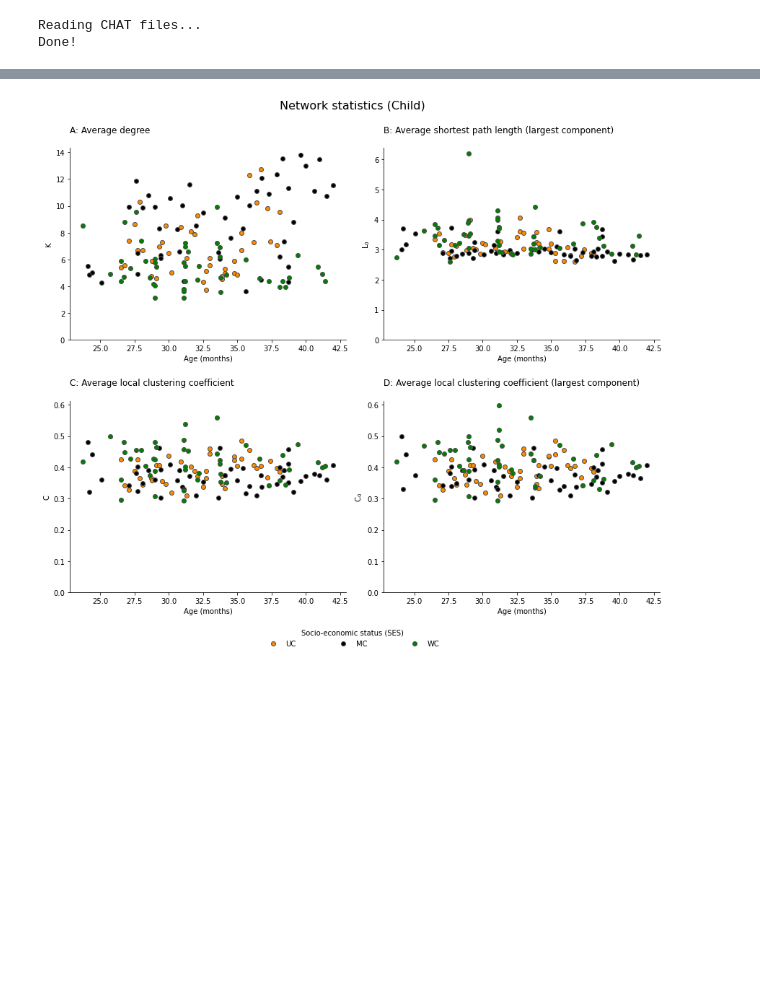
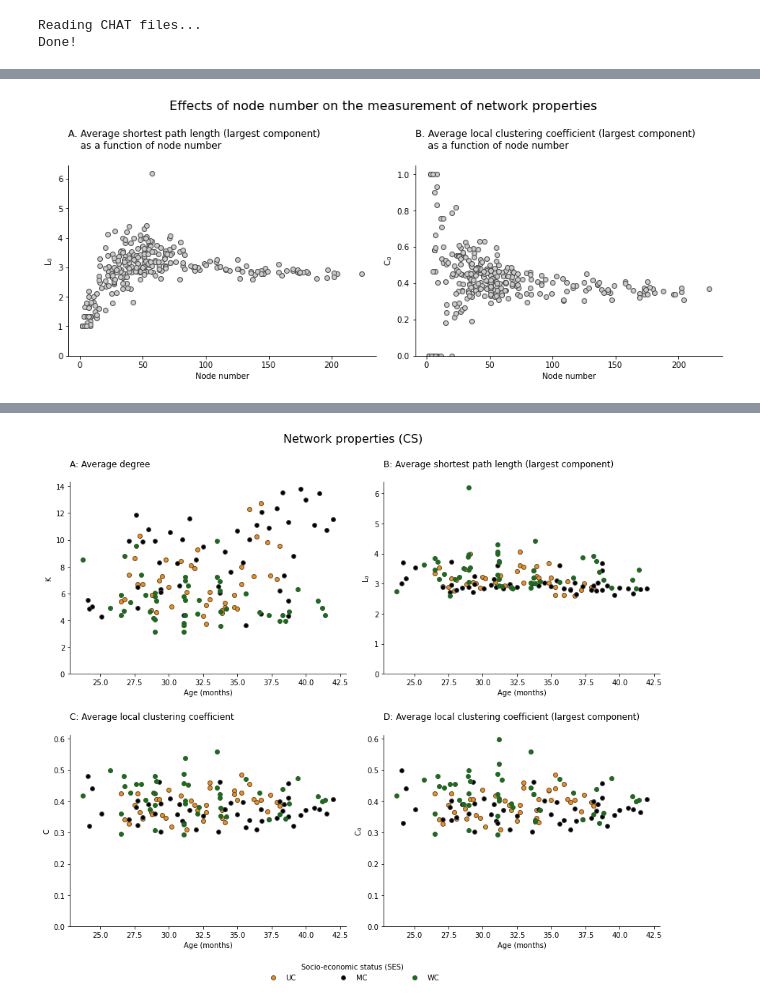
Before and after one commit to Data-Science-for-Linguists-2022/Child-Vocab-Development, a Jupyter notebook: code/vocabulary_analysis.ipynb, the cells around one changed output, grey strips where cells are left out. Drawn from its saved outputs; the diff is of its cells as text; code cells hidden in the pictures; blank space fills up the shorter version.

```diff
--- a/code/vocabulary_analysis.ipynb
+++ b/code/vocabulary_analysis.ipynb
@@ -488,0 +462,31 @@ results.sample(5)
+# %%
+# Create a figure with 4 axes (i.e. 4 subplots)
+fig, ax = plt.subplot_mosaic([['A','B']],
+                              figsize=(12,5), facecolor='w',
+                              constrained_layout=True)
+
+# Plot 2 subplots
+N = results.n_nodes
+C0 = results.C0
+L0 = results.L0
+ax['A'].scatter(N, L0, facecolors='.8', edgecolors='.3')
+ax['B'].scatter(N, C0, facecolors='.8', edgecolors='.3')
+
+# Set axis labels and subplot titles
+for i in ['A', 'B']:
+    ax[i].set_xlabel('Node number')
+    ax[i].set_ylim(bottom=0)  # start at 0
+    ax[i].spines[['top','right']].set_visible(False)  # remove top/right spines
+
+ax['A'].set_ylabel('L$_{0}$')
+ax['B'].set_ylabel('C$_{0}$')
+ax['A'].set_title('\nA. Average shortest path length (largest component)\n'
+                  '    as a function of node number\n', loc='left')
+ax['B'].set_title('\nB. Average local clustering coefficient (largest component)\n'
+                  '    as a function of node number\n', loc='left')
+
+# Set figure title
+fig.suptitle('Effects of node number on the measurement of network properties',fontsize=16)
+plt.show()
+# %% [output]
+[figure, new version]
```
Also changed, not shown: parts of 34 cells of this notebook.
